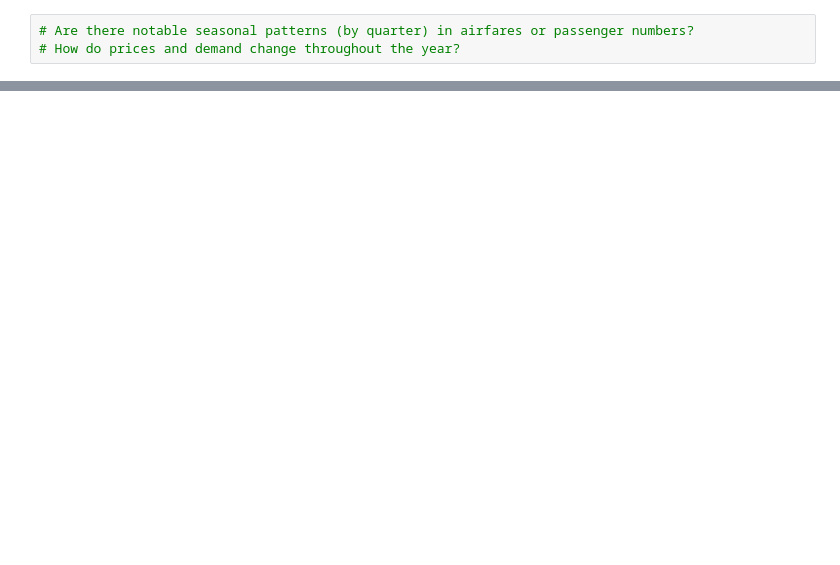
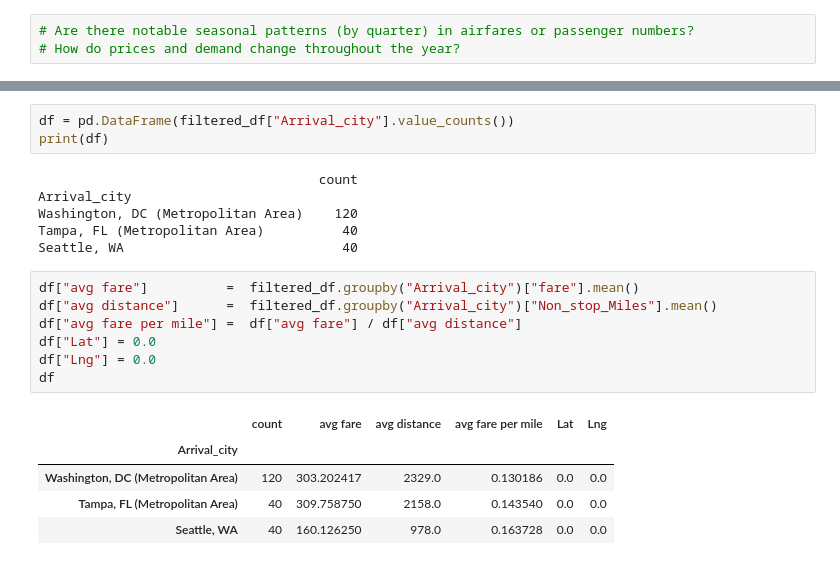
Before and after one commit to ytiffx/Project_1, a Jupyter notebook: Airline_Analysis/q5-analysis.ipynb, the cells around one changed output, grey strips where cells are left out. Drawn from its saved outputs; the diff is of its cells as text; blank space fills up the shorter version.

```diff
--- a/Airline_Analysis/q5-analysis.ipynb
+++ b/Airline_Analysis/q5-analysis.ipynb
@@ -192,3 +139,25 @@ plt.savefig("Avg-Fare-Per-Mile.png")
 plt.show()
 # %% [output]
 [figure]
+# %%
+df = pd.DataFrame(filtered_df["Arrival_city"].value_counts())
+print(df)
+# %% [output]
+                                    count
+Arrival_city
+Washington, DC (Metropolitan Area)    120
+Tampa, FL (Metropolitan Area)          40
+Seattle, WA                            40
+# %%
+df["avg fare"]          =  filtered_df.groupby("Arrival_city")["fare"].mean()
+df["avg distance"]      =  filtered_df.groupby("Arrival_city")["Non_stop_Miles"].mean()
+df["avg fare per mile"] =  df["avg fare"] / df["avg distance"]
+df["Lat"] = 0.0
+df["Lng"] = 0.0
+df
+# %% [output]
+|  | count | avg fare | avg distance | avg fare per mile | Lat | Lng |
+| Arrival_city |  |  |  |  |  |  |
+| Washington, DC (Metropolitan Area) | 120 | 303.202417 | 2329.0 | 0.130186 | 0.0 | 0.0 |
+| Tampa, FL (Metropolitan Area) | 40 | 309.758750 | 2158.0 | 0.143540 | 0.0 | 0.0 |
+| Seattle, WA | 40 | 160.126250 | 978.0 | 0.163728 | 0.0 | 0.0 |
```
Also changed, not shown: parts of 15 cells of this notebook, 7 other files.
